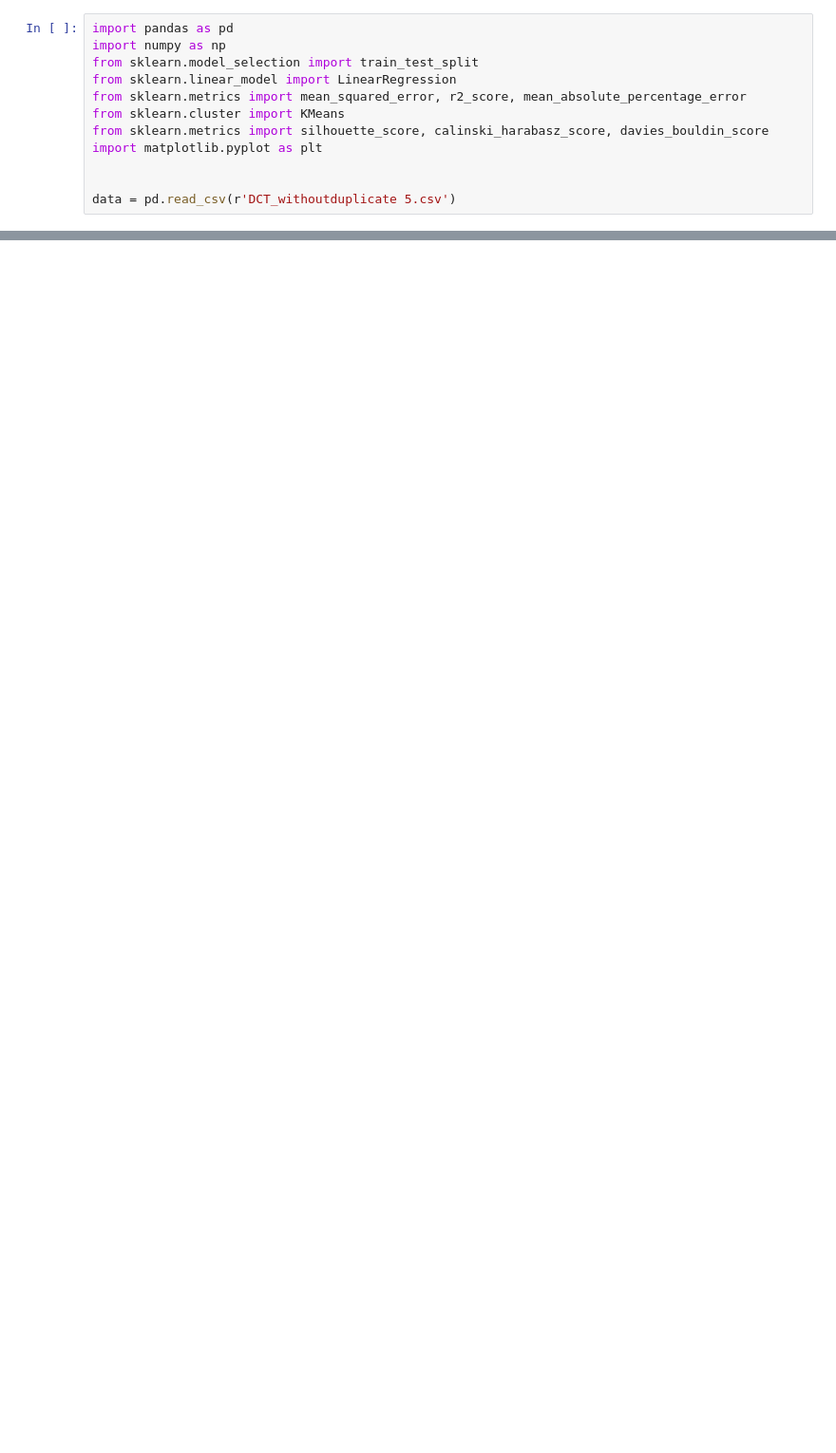
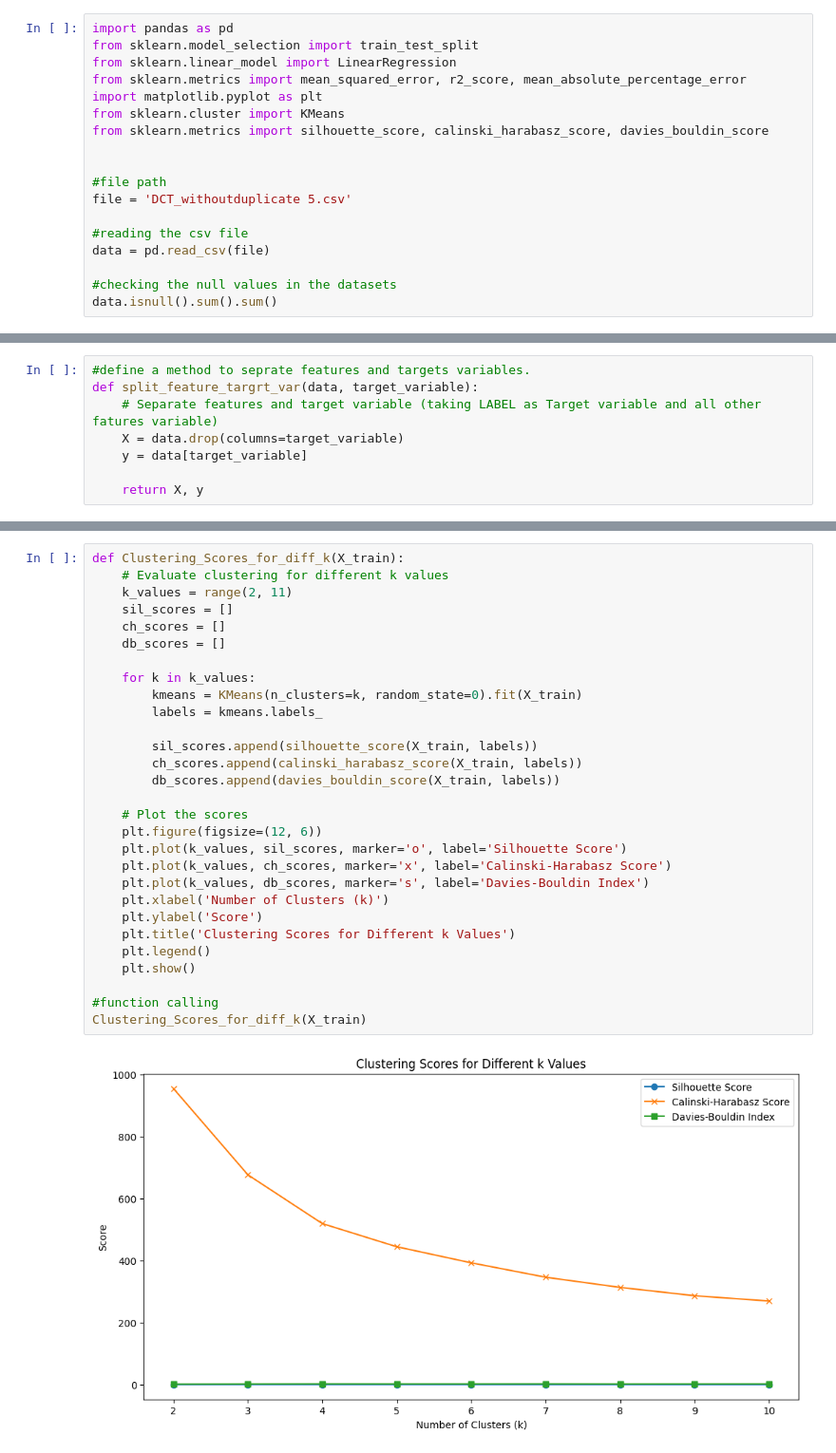
Before and after one commit to jaykishor-302/Machine-Learning-, a Jupyter notebook: Lab05_Assignments.ipynb, the cells around one changed output, grey strips where cells are left out. Shown at 95% size. Saved outputs shown, nothing was run; the diff lists cells and outputs as text; blank space fills up the shorter version.

```diff
--- a/Lab05_Assignments.ipynb
+++ b/Lab05_Assignments.ipynb
@@ -1,12 +1,18 @@
 # %%
 import pandas as pd
-import numpy as np
 from sklearn.model_selection import train_test_split
 from sklearn.linear_model import LinearRegression
 from sklearn.metrics import mean_squared_error, r2_score, mean_absolute_percentage_error
+import matplotlib.pyplot as plt
 from sklearn.cluster import KMeans
 from sklearn.metrics import silhouette_score, calinski_harabasz_score, davies_bouldin_score
-import matplotlib.pyplot as plt
 
 
-data = pd.read_csv(r'DCT_withoutduplicate 5.csv')
+#file path
+file = 'DCT_withoutduplicate 5.csv'
+
+#reading the csv file
+data = pd.read_csv(file)
+
+#checking the null values in the datasets
+data.isnull().sum().sum()
@@ -15,2 +21,10 @@ data = pd.read_csv(r'DCT_withoutduplicate 5.csv')
+# %%
+#define a method to seprate features and targets variables.
+def split_feature_targrt_var(data, target_variable):
+    # Separate features and target variable (taking LABEL as Target variable and all other fatures variable)
+    X = data.drop(columns=target_variable)
+    y = data[target_variable]
+
+    return X, y
 # %%
 
@@ -38,0 +202,31 @@ linear_regression_model(data, target_variable, 0.2)
+# %%
+def Clustering_Scores_for_diff_k(X_train):
+    # Evaluate clustering for different k values
+    k_values = range(2, 11)
+    sil_scores = []
+    ch_scores = []
+    db_scores = []
+
+    for k in k_values:
+        kmeans = KMeans(n_clusters=k, random_state=0).fit(X_train)
+        labels = kmeans.labels_
+
+        sil_scores.append(silhouette_score(X_train, labels))
+        ch_scores.append(calinski_harabasz_score(X_train, labels))
+        db_scores.append(davies_bouldin_score(X_train, labels))
+
+    # Plot the scores
+    plt.figure(figsize=(12, 6))
+    plt.plot(k_values, sil_scores, marker='o', label='Silhouette Score')
+    plt.plot(k_values, ch_scores, marker='x', label='Calinski-Harabasz Score')
+    plt.plot(k_values, db_scores, marker='s', label='Davies-Bouldin Index')
+    plt.xlabel('Number of Clusters (k)')
+    plt.ylabel('Score')
+    plt.title('Clustering Scores for Different k Values')
+    plt.legend()
+    plt.show()
+
+#function calling
+Clustering_Scores_for_diff_k(X_train)
+# %% [output]
+[figure, added]
```
Also changed, not shown: parts of 8 cells of this notebook.
